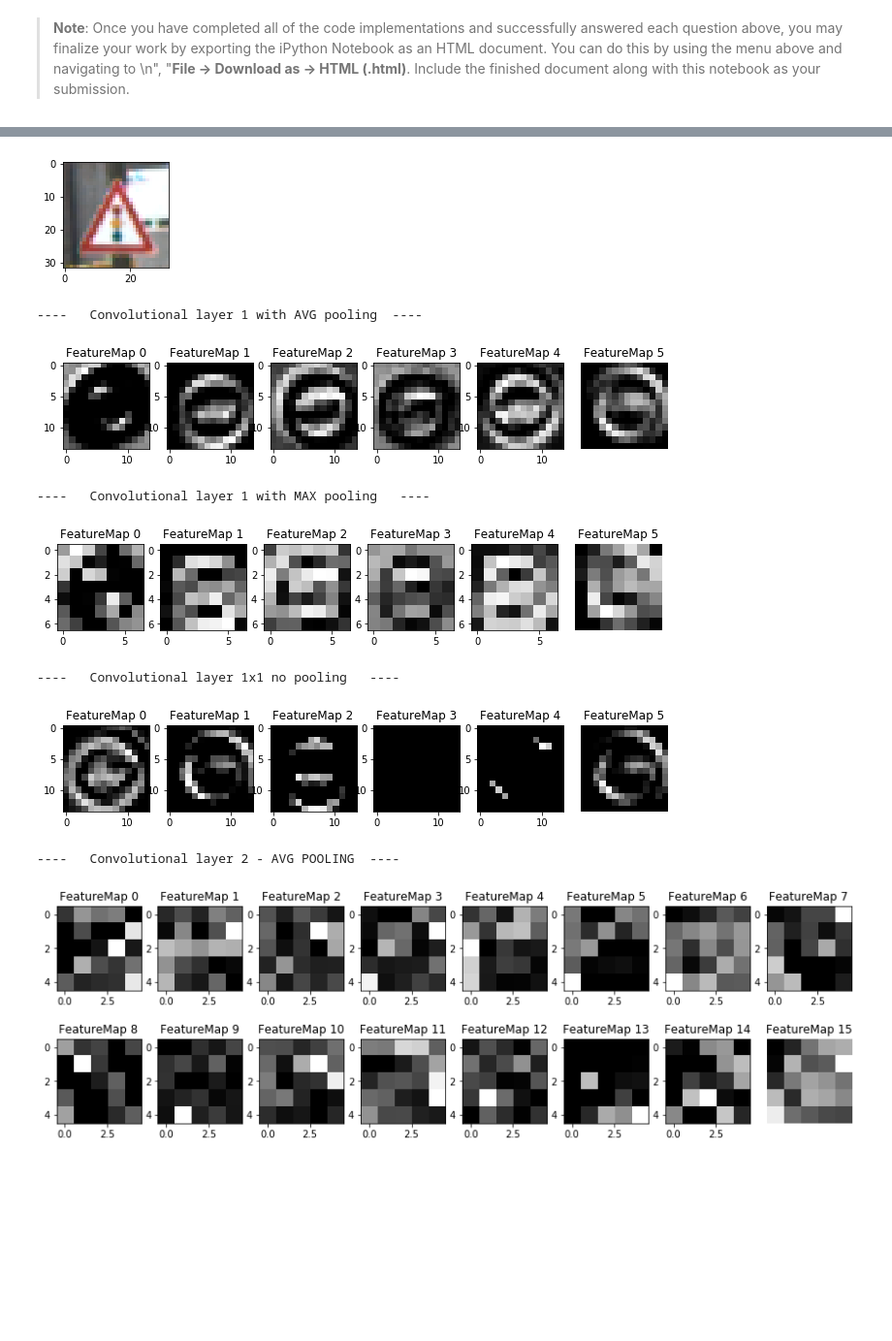
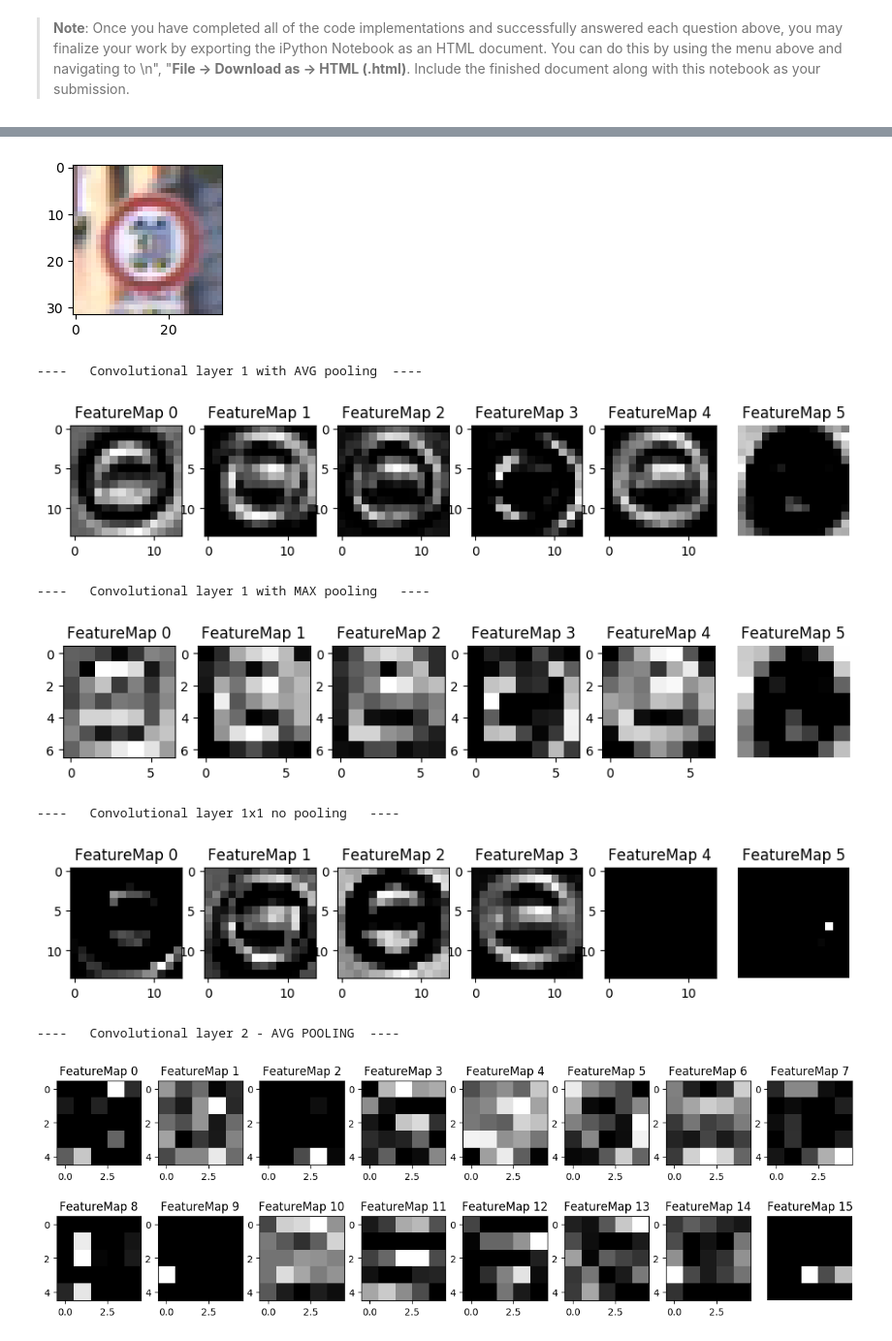
Before and after one commit to cristianku/CarND-Traffic-Sign-Classifier-Project, a Jupyter notebook: Traffic_Sign_Classifier.ipynb, the cells around one changed output, grey strips where cells are left out. Shown at 97% size. Saved outputs shown, nothing was run; the diff lists cells and outputs as text; code cells hidden in the pictures; blank space fills up the shorter version.

```diff
--- a/Traffic_Sign_Classifier.ipynb
+++ b/Traffic_Sign_Classifier.ipynb
@@ -648,0 +675,2 @@ plt.show()
+# %%
+new_images      = normalize_color_scale (new_images_ori)
@@ -754,7 +787,8 @@ import matplotlib.pyplot as plt
 %matplotlib inline
 
 softmax = tf.nn.softmax(logits)
-softmax_top_5_values, softmax_top_5_indices = tf.nn.top_k(softmax,5)
+softmax_top_5_values, softmax_top_5_indices = tf.nn.top_k(softmax,k=5)
+
 
 
 total_images = 0
@@ -762,13 +796,17 @@ correct_prediction_nr =0
 
 with tf.Session() as sess:
 
-    for image, label in zip(new_images,new_images_labels) :
+    for image, label, image_ori in zip(new_images,new_images_labels,new_images_ori) :
       sess.run(tf.global_variables_initializer())
-      saver.restore(sess, './lenet')
+      saver.restore(sess, './traffic_sign')
       total_images +=1
 
       label = int(label)
-      feed_dict      = {x: [image],y : [label]}
+      feed_dict      = {x: [image],y : [label],keep_prob:1.0}
+      logits_result  = sess.run(logits, feed_dict)
+
+      soft_max_result  = sess.run([softmax], feed_dict)
+
       probability, indices  = sess.run([softmax_top_5_values,softmax_top_5_indices ], feed_dict)
       probability = np.array(np.array(probability).squeeze() * 100, dtype=np.int)
       indices = indices.squeeze()
@@ -783,10 +821,10 @@ with tf.Session() as sess:
       wspace = 0.8   # the amount of width reserved for blank space between subplots
       hspace = 0.2   # the amount of height reserved for white space between subplots
 
-      fig = plt.figure(figsize=(8, 16), dpi=60)
+      fig = plt.figure(figsize=(15, 16), dpi=70)
       #fig.set_size_inches(18.5, 10.5)
       ax_im = fig.add_subplot(10,2,1)
-      ax_im.imshow(image)
+      ax_im.imshow(image_ori)
       label = signnames[label][1]
 
       ax_im.set_title(label[0:20] + '\n' + label[20:])
@@ -888,10 +926,10 @@ def outputFeatureMap(image_input, tf_activation, activation_min=-1, activation_m
     plt.show()
 # %%
 l2_loss = tf.nn.l2_loss(cross_entropy)
-loss_mean = tf.reduce_mean(softmax)
-
 
 softmax = tf.nn.softmax(logits)
+
+loss_mean = tf.reduce_mean(cross_entropy)
 
 mu = 0
 sigma = 0.1
@@ -933,11 +971,13 @@ conv2 = tf.nn.avg_pool(conv2, ksize=[1, 2, 2, 1], strides=[1, 2, 2, 1], padding=
 softmax_argmax = tf.argmax(softmax,1)
 
 
-index_image = 5000
+index_image = 100
 
 with tf.Session() as sess:
-    saver.restore(sess, './lenet')
     sess.run(tf.global_variables_initializer())
+
+    saver.restore(sess, './traffic_sign')
+
 
     logits_result = sess.run(logits, feed_dict={x: [X_test[index_image]], y: y_test[index_image],keep_prob:1.0})
     cross_entropy_result = cross_entropy.eval(session=sess,feed_dict={x: [X_test[index_image]], y: y_test[index_image],keep_prob:1.0})
@@ -954,24 +994,31 @@ with tf.Session() as sess:
 
 
 
-    print (" Logits ( total of {} )".format(len(logits_result[0])))
-    print (" ")
-    print ( logits_result)
+    #print (" Logits ( total of {} )".format(len(logits_result[0])))
+    #print (" ")
+    #print ( logits_result)
 
-    print (" ")
-    print (" softmax_argmax ".format(len(softmax_result[0])))
-    print (" ")
-    print ( softmax_argmax_res)
-    print (signnames[softmax_argmax_res[0]][1])
-    print (" ")
-    print (" Softmax ( total of {} )".format(len(softmax_result[0])))
-    print (" ")
-    print ( softmax_result)
+    #print (" ")
+    #print (" softmax_argmax ".format(len(softmax_result[0])))
+    #print (" ")
+    #print ( softmax_argmax_res)
+
+    prediction = sess.run([softmax_argmax], feed_dict={x: [X_test[index_image]], y: y_test[index_image],keep_prob:1.0})
+    prediction = prediction[0].squeeze()
+
+    print (" --------------------------")
+    print (" Prediction = {}".format(signnames[prediction][1]))
+    print (" --------------------------")
+
+    #print (" ")
+    #print (" Softmax ( total of {} )".format(len(softmax_result[0])))
+    #print (" ")
+    #print ( softmax_result)
 
 
-    print (" ")
-    print (" cross_entropy_result  {}".format(cross_entropy_result[0]))
-    print (" ")
+    #print (" ")
+    #print (" cross_entropy_result  {}".format(cross_entropy_result[0]))
+    #print (" ")
 
 
     print (" ")
@@ -1003,8 +1050,4 @@ with tf.Session() as sess:
     rf_conv2 = sess.run(conv2,feed_dict={x: [X_test[index_image]], y: y_test[index_image],keep_prob:1.0})
     print ( "----   Convolutional layer 2 - AVG POOLING  ---- "  )
     outputFeatureMap([X_test[index_image]], conv2)
-
-
-
-    #cross_entropy.eval(session=sess,feed_dict={x: [X_test[0]], y: y_test[0],keep_prob:1.0})
 # %% [output]
@@ -1024,13 +1062,13 @@ with tf.Session() as sess:
 
  ==========================
  ---- original image.
  ==========================
-[figure, old version]
+[figure, new version]
 ----   Convolutional layer 1 with AVG pooling  ----
-[figure, old version]
+[figure, new version]
 ----   Convolutional layer 1 with MAX pooling   ----
-[figure, old version]
+[figure, new version]
 ----   Convolutional layer 1x1 no pooling   ----
-[figure, old version]
+[figure, new version]
 ----   Convolutional layer 2 - AVG POOLING  ----
-[figure, old version]
+[figure, new version]
```
Also changed, not shown: parts of 21 cells of this notebook, 8 other files.
